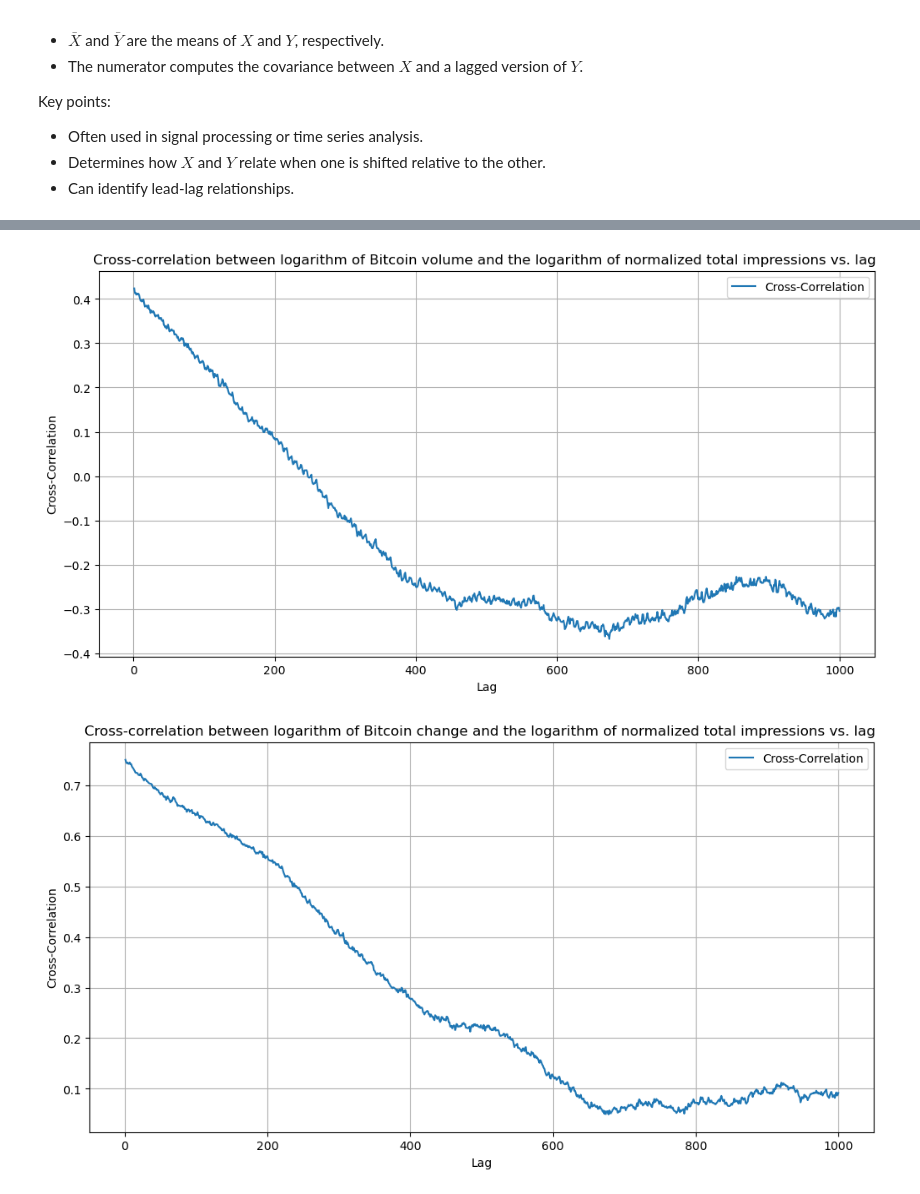
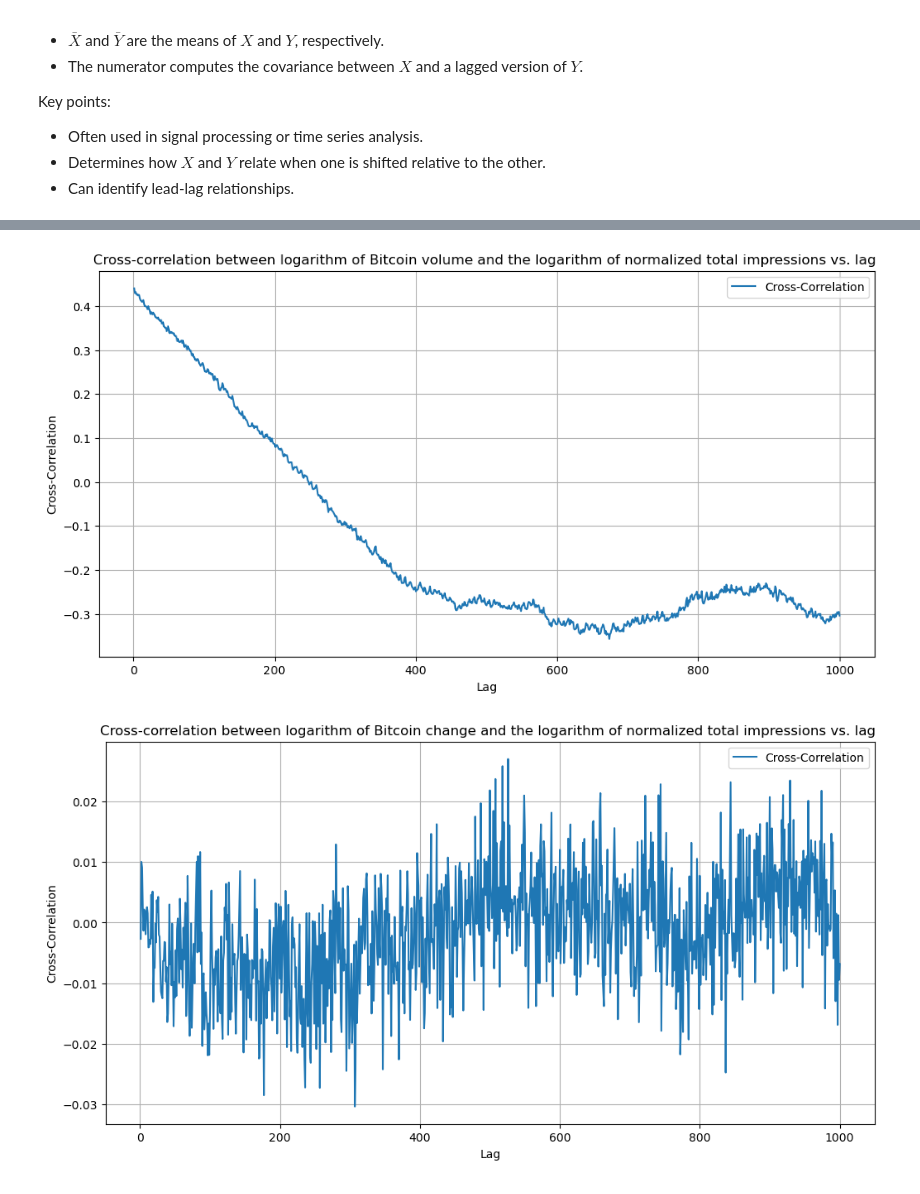
Before and after one commit to finn-prins/Scientific-Data-Analysis-Project, a Jupyter notebook: team_11.ipynb, the cells around one changed output, grey strips where cells are left out. Drawn from its saved outputs; the diff is of its cells as text; code cells hidden in the pictures.

```diff
--- a/team_11.ipynb
+++ b/team_11.ipynb
@@ -111,18 +109,29 @@ impressions = tweet.groupby('date').agg(
     replies=('replies', 'sum'),  # Sum of replies per day
     retweets=('retweets', 'sum'),  # Sum of retweets per day
 ).reset_index()
-# Calculate average likes, replies and retweets
+
+# Calculate average likes, replies, and retweets
 avg_likes = tweet['likes'].mean()
 avg_replies = tweet['replies'].mean()
 avg_retweets = tweet['retweets'].mean()
-# Print average likes, replies and retweets
+
+# Print average likes, replies, and retweets
 print(f"Average likes: {avg_likes}")
 print(f"Average replies: {avg_replies}")
 print(f"Average retweets: {avg_retweets}")
+
 # Add normalized total impressions
 impressions['total'] = 1 / avg_likes * impressions['likes'] + \
-                             1 / avg_replies * impressions['replies'] + \
-                             1 / avg_retweets * impressions['retweets']
+                       1 / avg_replies * impressions['replies'] + \
+                       1 / avg_retweets * impressions['retweets']
+
+tweet['sentiment'] = (tweet['likes'] / avg_likes +
+                      tweet['replies'] / avg_replies +
+                      tweet['retweets'] / avg_retweets) * tweet['sentiment']
+
+# Group sentiment by date and assign to impressions
+impressions['sentiment'] = tweet.groupby('date')['sentiment'].sum().values
+
 
 print(f"Length: {len(impressions)}")
 print(impressions.head())
@@ -542,6 +580,8 @@ def cross_correlation(X, Y, lag):
     denominator = (sum((x - mean_X) ** 2 for x in X) * sum((y - mean_Y) ** 2 for y in Y)) ** 0.5
     return numerator / denominator
 
+
+# Plot several Kendall Tau correlations with different lags
 max_lag = 1000
 
 plt.figure(figsize=(12, 6))
@@ -563,11 +603,38 @@ plt.grid(True)
 plt.show()
 
 plt.figure(figsize=(12, 6))
-plt.plot(range(1, max_lag + 1), [cross_correlation(log_change, log_impressions, lag=lag) for lag in range(1, max_lag + 1)], label='Cross-Correlation')
+plt.plot(range(1, max_lag + 1), [cross_correlation(bitcoin['change'], log_impressions, lag=lag) for lag in range(1, max_lag + 1)], label='Cross-Correlation')
 plt.title('Cross-correlation between logarithm of Bitcoin change and the logarithm of normalized total impressions vs. lag ')
 plt.xlabel('Lag')
 plt.ylabel('Cross-Correlation')
 plt.legend()
 plt.grid(True)
 plt.show()
+
+plt.figure(figsize=(12, 6))
+plt.plot(range(1, max_lag + 1), [cross_correlation(log_price, log_sentiment, lag=lag) for lag in range(1, max_lag + 1)], label='Cross-Correlation')
+plt.title('Cross-correlation between logarithm of Bitcoin price and the logarithm of normalized sentiment magnitude vs. lag ')
+plt.xlabel('Lag')
+plt.ylabel('Cross-Correlation')
+plt.legend()
+plt.grid(True)
+plt.show()
+
+plt.figure(figsize=(12, 6))
+plt.plot(range(1, max_lag + 1), [cross_correlation(log_volume, log_sentiment, lag=lag) for lag in range(1, max_lag + 1)], label='Cross-Correlation')
+plt.title('Cross-correlation between logarithm of Bitcoin volume and the logarithm of normalized sentiment magnitude vs. lag ')
+plt.xlabel('Lag')
+plt.ylabel('Cross-Correlation')
+plt.legend()
+plt.grid(True)
+plt.show()
+
+plt.figure(figsize=(12, 6))
+plt.plot(range(1, max_lag + 1), [cross_correlation(bitcoin['change'], log_sentiment, lag=lag) for lag in range(1, max_lag + 1)], label='Cross-Correlation')
+plt.title('Cross-correlation between logarithm of Bitcoin change and the logarithm of normalized sentiment magnitude vs. lag ')
+plt.xlabel('Lag')
+plt.ylabel('Cross-Correlation')
+plt.legend()
+plt.grid(True)
+plt.show()
 # %% [output]
@@ -575,2 +642,2 @@ plt.show()
-[figure, old version]
+[figure, new version]
-[figure, old version]
+[figure, new version]
```
Also changed, not shown: parts of 22 cells of this notebook.
